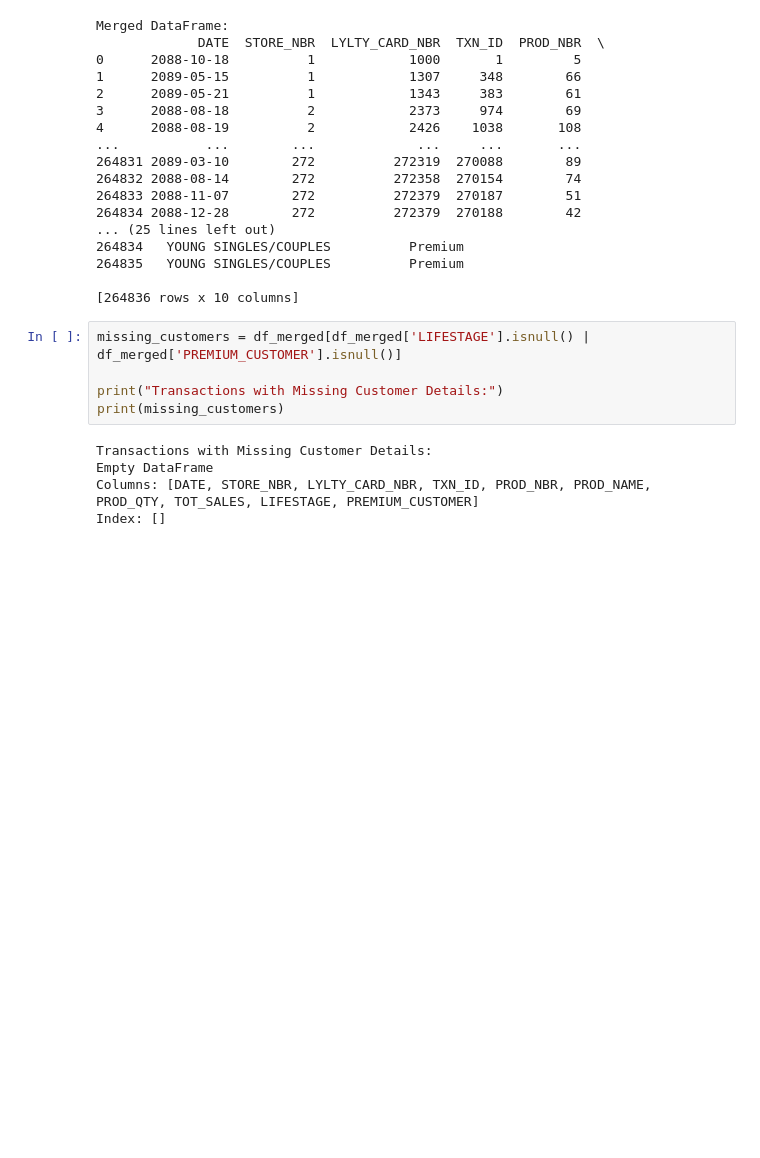
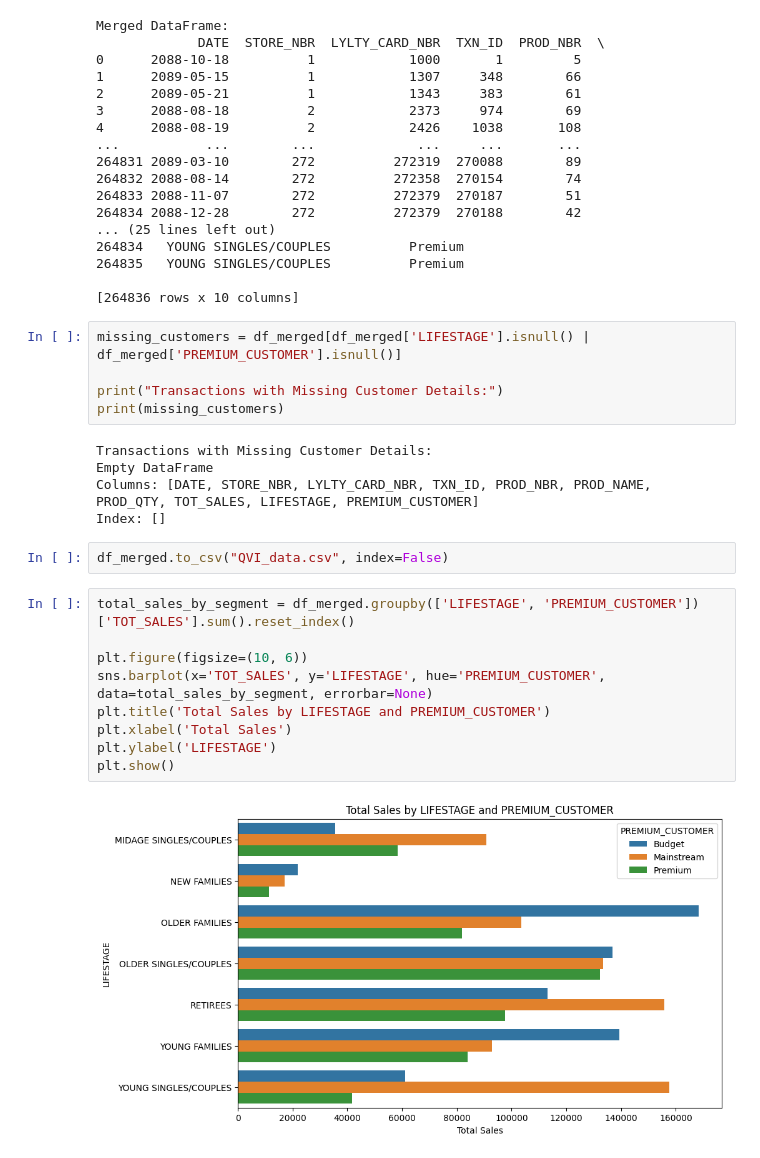
Before and after one commit to yahyaCS/quantiumTasks, a Jupyter notebook: Task1.ipynb, the cells around one changed output. Saved outputs shown, nothing was run; the diff lists cells and outputs as text; blank space fills up the shorter version.

Commit message:
Total sales by LIFESTAGE and PREMIUM_CUSTOMER

```diff
--- a/Task1.ipynb
+++ b/Task1.ipynb
@@ -403,3 +403,16 @@ Transactions with Missing Customer Details:
 Empty DataFrame
 Columns: [DATE, STORE_NBR, LYLTY_CARD_NBR, TXN_ID, PROD_NBR, PROD_NAME, PROD_QTY, TOT_SALES, LIFESTAGE, PREMIUM_CUSTOMER]
 Index: []
+# %%
+df_merged.to_csv("QVI_data.csv", index=False)
+# %%
+total_sales_by_segment = df_merged.groupby(['LIFESTAGE', 'PREMIUM_CUSTOMER'])['TOT_SALES'].sum().reset_index()
+
+plt.figure(figsize=(10, 6))
+sns.barplot(x='TOT_SALES', y='LIFESTAGE', hue='PREMIUM_CUSTOMER', data=total_sales_by_segment, errorbar=None)
+plt.title('Total Sales by LIFESTAGE and PREMIUM_CUSTOMER')
+plt.xlabel('Total Sales')
+plt.ylabel('LIFESTAGE')
+plt.show()
+# %% [output]
+[figure, added]
```
